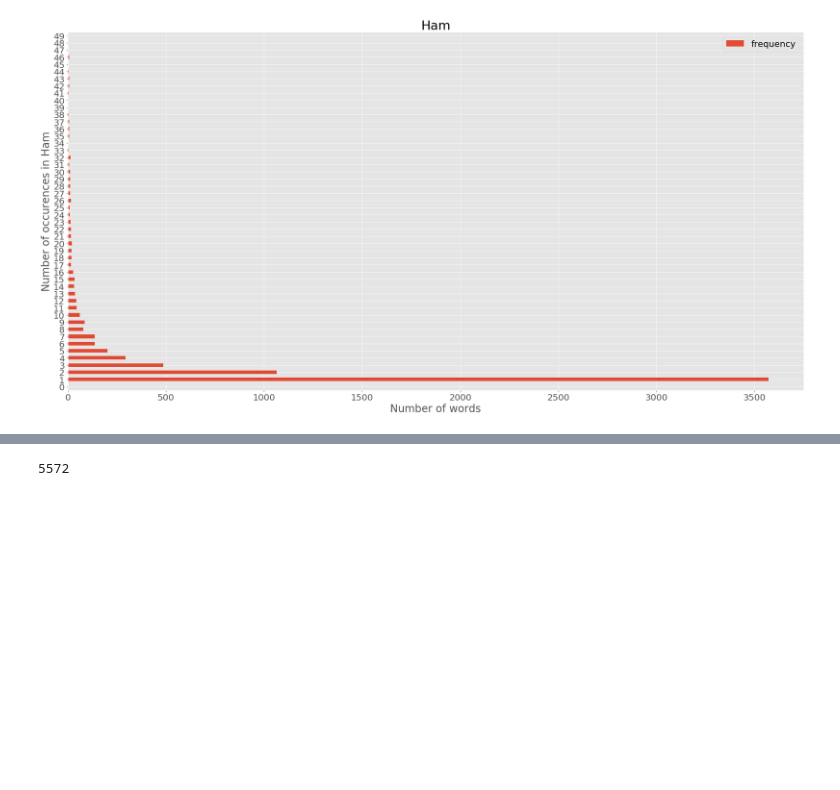
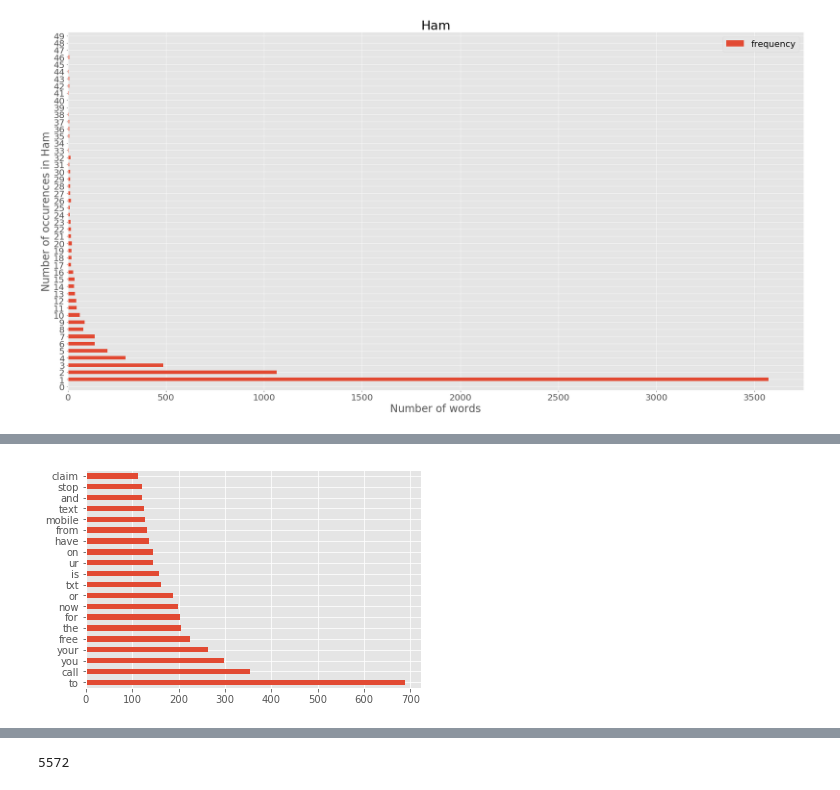
Before and after one commit to ML-Project8/SpamVsHamDataAnalysis, a Jupyter notebook: Lab2-SpamVsHam.ipynb, the cells around one changed output, grey strips where cells are left out. Drawn from its saved outputs; the diff is of its cells as text; code cells hidden in the pictures; blank space fills up the shorter version.

```diff
--- a/Lab2-SpamVsHam.ipynb
+++ b/Lab2-SpamVsHam.ipynb
@@ -157,0 +230,4 @@ One interesting observation from above is that in general, ham tended to have a
+# %%
+ax = top_20_spam.plot(kind='barh')
+# %% [output]
+[figure, added]
```
Also changed, not shown: parts of 8 cells of this notebook.
